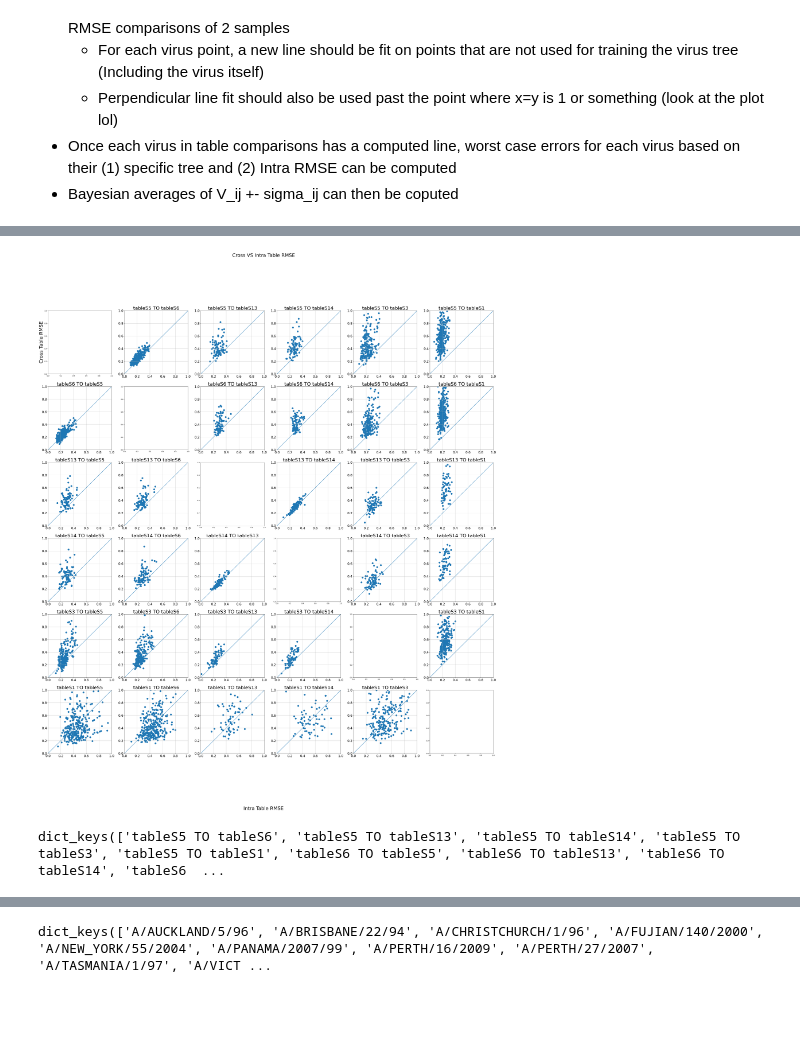
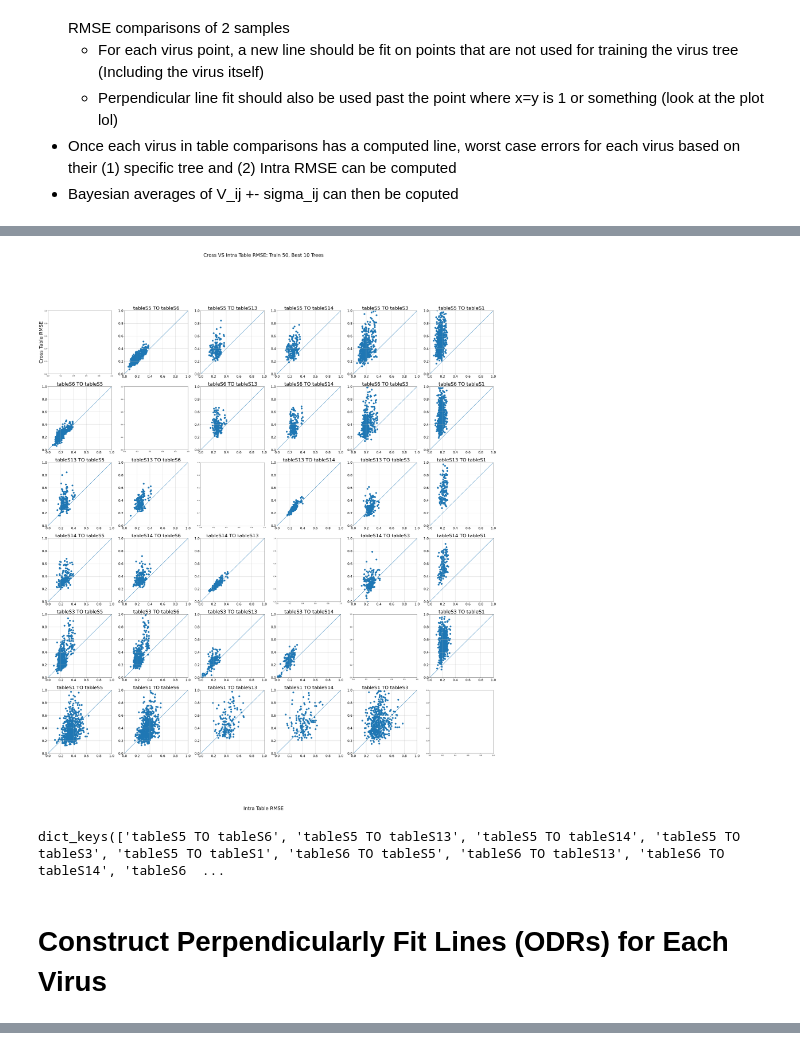
Before and after one commit to nick33333/einav_lab_work, a Jupyter notebook: Nicks_stuff/my_main_func.ipynb, the cells around one changed output, grey strips where cells are left out. Saved outputs shown, nothing was run; the diff lists cells and outputs as text; code cells hidden in the pictures; blank space fills up the shorter version.

```diff
--- a/Nicks_stuff/my_main_func.ipynb
+++ b/Nicks_stuff/my_main_func.ipynb
@@ -415,6 +517,9 @@ for idx, source_table in enumerate(table_list):
 - Once each virus in table comparisons has a computed line, worst case errors for each virus based on their (1) specific tree and (2) Intra RMSE can be computed
 - Bayesian averages of V_ij +- sigma_ij can then be coputed
 # %%
+train_trees = 50
+best_trees = 10
+
 tableS1  = data_df.loc[data_df['sera_table']=="TableS1"].drop(['sera_table'], axis=1)
 tableS3  = data_df.loc[data_df['sera_table']=="TableS3"].drop(['sera_table'], axis=1)
 tableS5  = data_df.loc[data_df['sera_table']=="TableS5"].drop(['sera_table'], axis=1)
@@ -445,8 +550,8 @@ for idx, source_table in enumerate(table_list):
                                                            selected_viruses_list = False,
                                                            n_feature = 5,
                                                            f_sample=0.3,
-                                                           train_trees=10,
-                                                           best_trees=5,
+                                                           train_trees=train_trees,
+                                                           best_trees=best_trees,
                                                            k=1,
                                                            comparison_name=comparison_name)
                 else:
@@ -500,39 +608,43 @@ Questions:
 - When finding the cross RMSE:
     - Dataset is the whole target dataset, selected on 5 randomly selected feasible viruses
     - If the target virus has all NANs, my cross RMSE is NAN because of RMSE formula.
         - Should I only choose target viruses that have non-NAN values?
 '''
 
 nrows, ncols = len(table_names), len(table_names)
 fig, axs = plt.subplots(nrows=nrows, ncols=ncols, figsize=(50, 50))
 
 for idx, source_table in enumerate(table_list):
     source_table_name = table_names[idx]
     for jdx, target_table in enumerate(table_list):
         if idx != jdx: # Ensure that target table is not the same as source table
             # Dict names
             target_table_name = table_names[jdx]
             comparison_name = f"{source_table_name} TO {target_table_name}"
 
             x = intra_RMSE_dict[comparison_name]
             y = cross_RMSE_dict[comparison_name]
 
             axs[idx, jdx].scatter(x,y, s=100)
             axs[idx, jdx].set_title(comparison_name, fontsize = 30)
             axs[0,0].set_ylabel("Cross Table RMSE", fontsize = 30)
             axs[idx, jdx].tick_params(axis='both', which='major', labelsize=20)
             axs[idx, jdx].grid()
             axs[idx, jdx].plot([0, 1], [0, 1], transform=axs[idx, jdx].transAxes)
             axs[idx, jdx].set_xlim([0, 1])
             axs[idx, jdx].set_ylim([0, 1])
-        fig.suptitle("Cross VS Intra Table RMSE", fontsize=30)
+        fig.suptitle(f"Cross VS Intra Table RMSE: Train {train_trees}, Best {best_trees} Trees", fontsize=30)
         fig.supxlabel('Intra Table RMSE', fontsize=30)
+
+fig.savefig(f"Cross VS Intra Table RMSE: Train {train_trees}, Best {best_trees} Trees")
 # %% [output]
-[figure, old version]
+[figure, new version]
 # %%
 comparison_dict.keys()
 # %% [output]
 dict_keys(['tableS5 TO tableS6', 'tableS5 TO tableS13', 'tableS5 TO tableS14', 'tableS5 TO tableS3', 'tableS5 TO tableS1', 'tableS6 TO tableS5', 'tableS6 TO tableS13', 'tableS6 TO tableS14', 'tableS6  ...
+# %% [markdown]
+# Construct Perpendicularly Fit Lines (ODRs) for Each Virus
 # %%
 '''
 Read Box 1 and Box 2 for more info on what to do next...
@@ -641,7 +753,3 @@ tableS1 TO tableS6: Extracting ODR datapoints and training ODR per virus
 tableS1 TO tableS13: Extracting ODR datapoints and training ODR per virus
 tableS1 TO tableS14: Extracting ODR datapoints and training ODR per virus
 tableS1 TO tableS3: Extracting ODR datapoints and training ODR per virus
-# %%
-comparison_virus_ODR_df_dict['tableS5 TO tableS14'].keys()
-# %% [output]
-dict_keys(['A/AUCKLAND/5/96', 'A/BRISBANE/22/94', 'A/CHRISTCHURCH/1/96', 'A/FUJIAN/140/2000', 'A/NEW_YORK/55/2004', 'A/PANAMA/2007/99', 'A/PERTH/16/2009', 'A/PERTH/27/2007', 'A/TASMANIA/1/97', 'A/VICT ...
```
Also changed, not shown: parts of 26 cells of this notebook, 4 other files.
